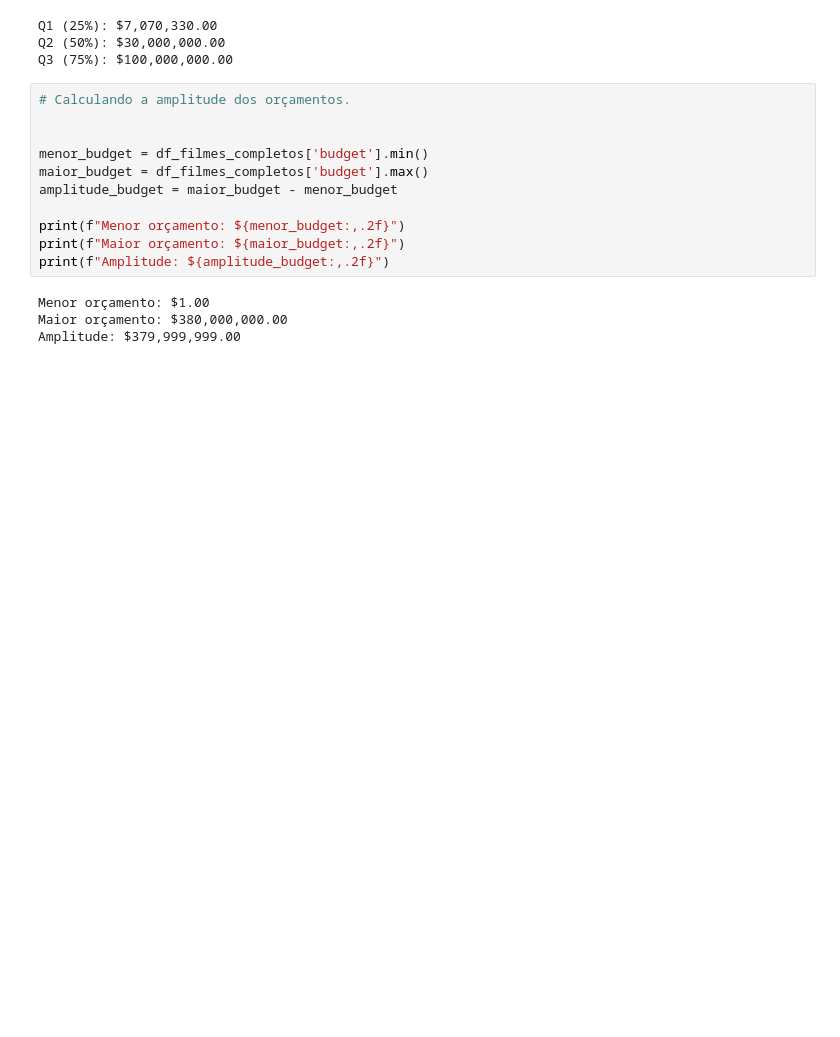
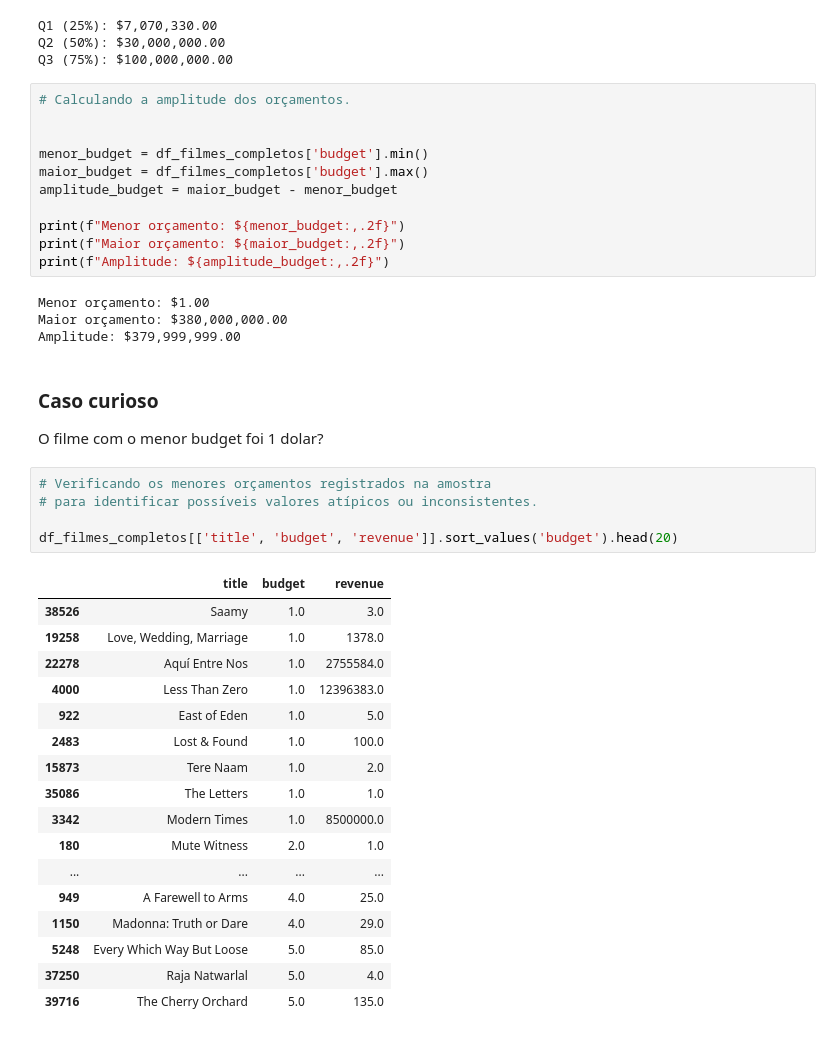
Before and after one commit to mtojald/AnaliseEXP-Dados, a Jupyter notebook: AnaliseEXP.ipynb, the cells around one changed output. Cells and saved outputs as stored; diff of their text form; blank space fills up the shorter version.

```diff
--- a/AnaliseEXP.ipynb
+++ b/AnaliseEXP.ipynb
@@ -325,3 +325,29 @@ print(f"Amplitude: ${amplitude_budget:,.2f}")
 Menor orçamento: $1.00
 Maior orçamento: $380,000,000.00
 Amplitude: $379,999,999.00
+# %% [markdown]
+### Caso curioso
+O filme com o menor budget foi 1 dolar?
+# %%
+# Verificando os menores orçamentos registrados na amostra
+# para identificar possíveis valores atípicos ou inconsistentes.
+
+df_filmes_completos[['title', 'budget', 'revenue']].sort_values('budget').head(20)
+# %% [output]
+|  | title | budget | revenue |
+| 38526 | Saamy | 1.0 | 3.0 |
+| 19258 | Love, Wedding, Marriage | 1.0 | 1378.0 |
+| 22278 | Aquí Entre Nos | 1.0 | 2755584.0 |
+| 4000 | Less Than Zero | 1.0 | 12396383.0 |
+| 922 | East of Eden | 1.0 | 5.0 |
+| 2483 | Lost & Found | 1.0 | 100.0 |
+| 15873 | Tere Naam | 1.0 | 2.0 |
+| 35086 | The Letters | 1.0 | 1.0 |
+| 3342 | Modern Times | 1.0 | 8500000.0 |
+| 180 | Mute Witness | 2.0 | 1.0 |
+| ... | ... | ... | ... |
+| 949 | A Farewell to Arms | 4.0 | 25.0 |
+| 1150 | Madonna: Truth or Dare | 4.0 | 29.0 |
+| 5248 | Every Which Way But Loose | 5.0 | 85.0 |
+| 37250 | Raja Natwarlal | 5.0 | 4.0 |
+| 39716 | The Cherry Orchard | 5.0 | 135.0 |
```
Also changed, not shown: parts of 1 cell of this notebook, 1 other file.
